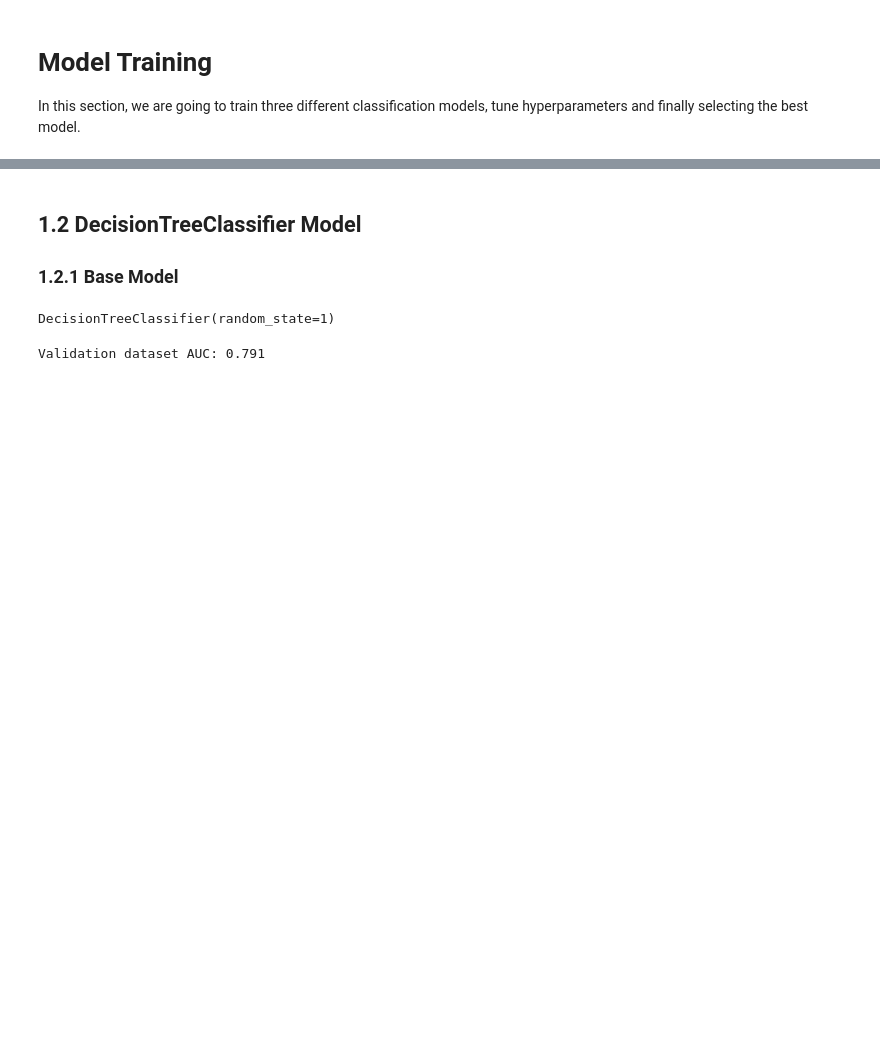
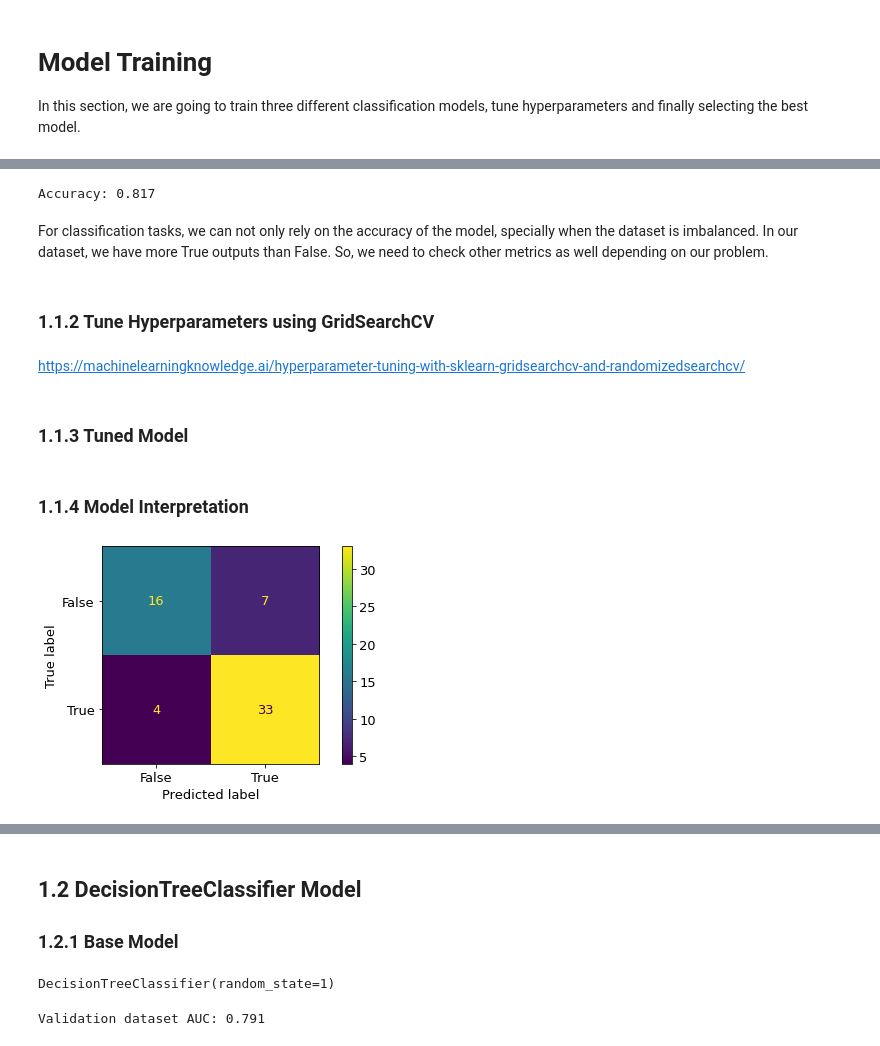
Before and after one commit to mdrkb/mlcamp, a Jupyter notebook: 07-midterm-project/notebook.ipynb, the cells around one changed output, grey strips where cells are left out. Drawn from its saved outputs; the diff is of its cells as text; code cells hidden in the pictures; blank space fills up the shorter version.

```diff
--- a/07-midterm-project/notebook.ipynb
+++ b/07-midterm-project/notebook.ipynb
@@ -184,0 +170,23 @@ LogisticRegression(random_state=1)
+# %%
+# Predict using validation dataset
+y_pred = lr.predict_proba(X_val)[:,1]
+result = (y_pred >= 0.5)
+print(f"Accuracy: {(y_val == result).mean().round(3)}")
+# %% [output]
+Accuracy: 0.817
+# %% [markdown]
+For classification tasks, we can not only rely on the accuracy of the model, specially when the dataset is imbalanced. In our dataset, we have more True outputs than False. So, we need to check other metrics as well depending on our problem.
+# %% [markdown]
+### 1.1.2 Tune Hyperparameters using GridSearchCV
+# %% [markdown]
+https://machinelearningknowledge.ai/hyperparameter-tuning-with-sklearn-gridsearchcv-and-randomizedsearchcv/
+# %% [markdown]
+### 1.1.3 Tuned Model
+# %% [markdown]
+### 1.1.4 Model Interpretation
+# %%
+# Calculate the confusion matrix
+ConfusionMatrixDisplay.from_predictions(y_val, result)
+plt.show()
+# %% [output]
+[figure, added]
```
Also changed, not shown: parts of 31 cells of this notebook.
